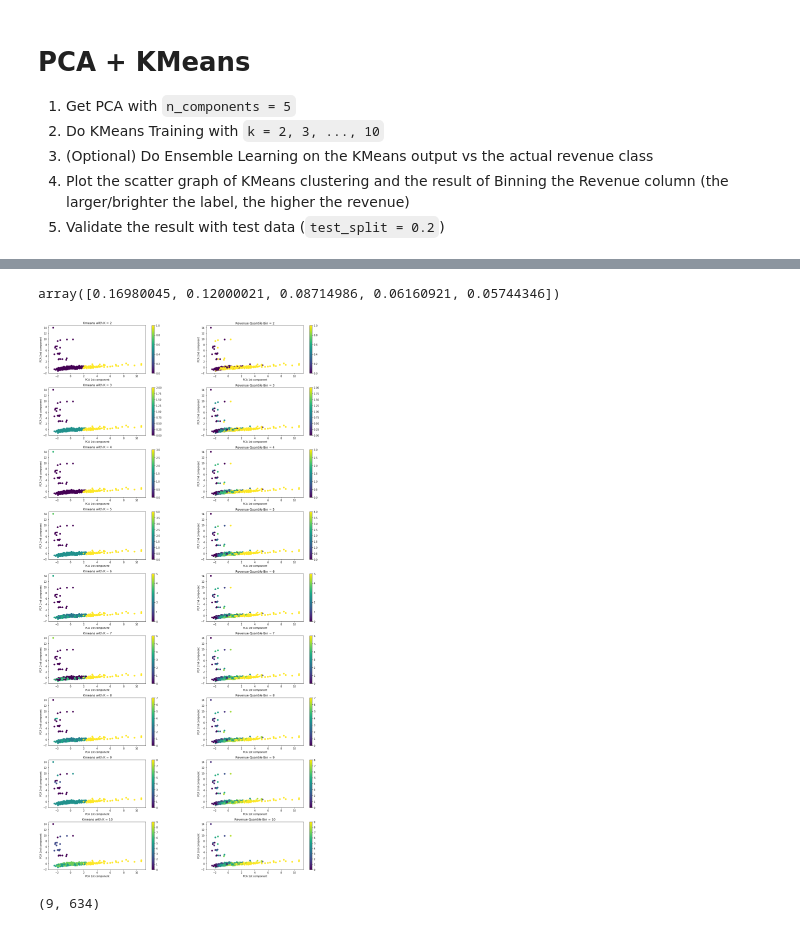
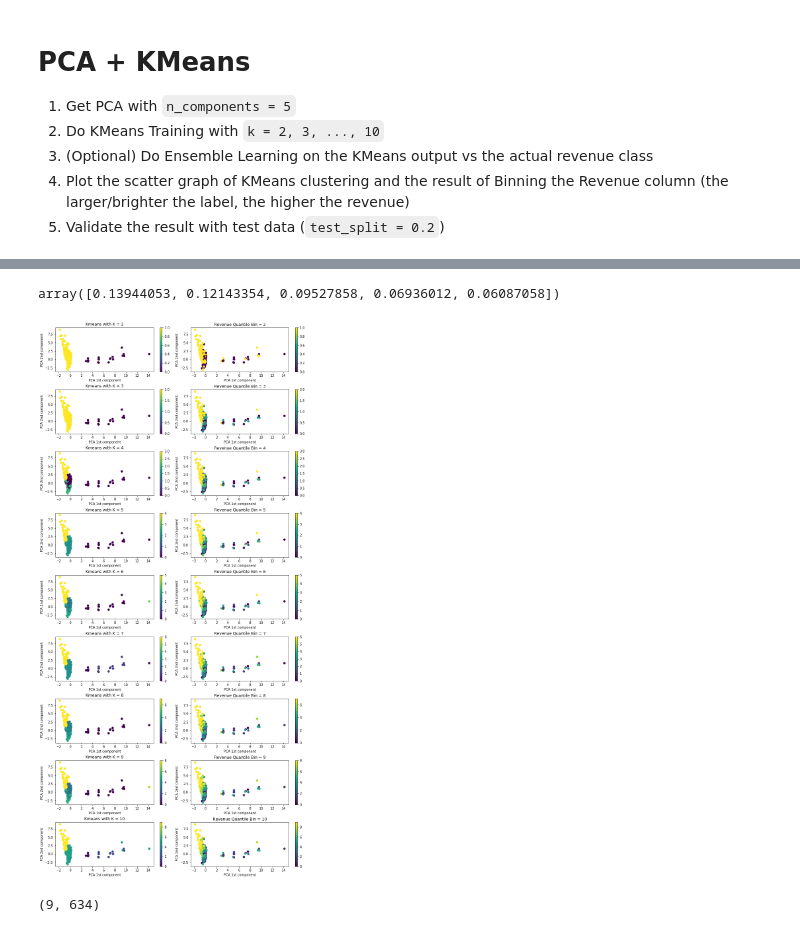
Before and after one commit to bedman3/tmdb_5000_movie_kmeans_analysis, a Jupyter notebook: Unsupervised Modelling.ipynb, the cells around one changed output, grey strips where cells are left out. Saved outputs shown, nothing was run; the diff lists cells and outputs as text; code cells hidden in the pictures.

```diff
--- a/Unsupervised Modelling.ipynb
+++ b/Unsupervised Modelling.ipynb
@@ -37,4 +45,4 @@ Index(['budget', 'genres', 'original_language', 'popularity',
 # %%
-kmeans = KMeans(n_clusters=10)
-cluster_predict = kmeans.fit_predict(X_train)
-display(X_train, cluster_predict)
+# kmeans = KMeans(n_clusters=10)
+# cluster_predict = kmeans.fit_predict(X_train)
+# display(X_train, cluster_predict)
@@ -70,8 +79,8 @@ max_k = 10
 pca = PCA(n_components=5)
 np_pca = pca.fit_transform(X_train)
 display(pca.explained_variance_ratio_)
-fig, axs = plt.subplots(max_k - 1, 2, figsize=(20, 40))
-plt.subplots_adjust(hspace=0.3, wspace=0.3)
+fig, axs = plt.subplots(max_k - 1, 2, figsize=(14, 30))
+plt.subplots_adjust(hspace=0.4, wspace=0.1)
 
 for i in range(2, max_k + 1):
     kmeans = KMeans(n_clusters=i, random_state=1)
@@ -79,9 +88,9 @@ for i in range(2, max_k + 1):
 
     df_pca = pd.DataFrame(data=np_pca[:, :2], columns=['pca_1st_col', 'pca_2nd_col'], index=X_train.index)
 
-    df_pca['revenue'] = X_train['revenue']
-    df_pca['revenue_bin'] = pd.qcut(X_train['revenue'], i)
-    df_pca['revenue_bin_label'] = pd.qcut(X_train['revenue'], i, labels=[*range(i)])
+    df_pca['revenue'] = y_train['revenue']
+    df_pca['revenue_bin'] = pd.qcut(y_train['revenue'], i)
+    df_pca['revenue_bin_label'] = pd.qcut(y_train['revenue'], i, labels=[*range(i)])
     df_pca['cluster'] = cluster_predict
 
     axs[i-2, 0].set_ylabel('PCA 2nd component')
@@ -104,13 +113,11 @@ array([0.16980045, 0.12000055, 0.08715138, 0.06160822, 0.05747301])
 # %%
 # see the difference with different K with ensemble learning on training data
-
-max_k = 10
 
 pca = PCA(n_components=5)
 np_pca = pca.fit_transform(X_train)
 display(pca.explained_variance_ratio_)
-fig, axs = plt.subplots(max_k - 1, 2, figsize=(20, 40))
-plt.subplots_adjust(hspace=0.3, wspace=0.3)
+fig, axs = plt.subplots(max_k - 1, 2, figsize=(14, 30))
+plt.subplots_adjust(hspace=0.4, wspace=0.1)
 
 models_store = {
     'pca': pca,
@@ -132,8 +139,8 @@ for i in range(2, max_k + 1):
 
     df_pca = pd.DataFrame(data=np_pca[:, :2], columns=['pca_1st_col', 'pca_2nd_col'], index=X_train.index)
 
-    df_pca['revenue'] = X_train['revenue']
-    ser, bins = pd.qcut(X_train['revenue'], i, retbins=True, labels=[*range(i)])
+    df_pca['revenue'] = y_train['revenue']
+    ser, bins = pd.qcut(y_train['revenue'], i, retbins=True, labels=[*range(i)])
     df_pca['revenue_bin_label'] = ser
     df_pca['cluster'] = cluster_predict
 
@@ -153,7 +160,6 @@ for i in range(2, max_k + 1):
     f1 = axs[i-2, 0].scatter(df_pca['pca_1st_col'], df_pca['pca_2nd_col'], c=df_pca['cluster_pred'], cmap='viridis')
     fig.colorbar(f1, ax=axs[i-2, 0])
 
-
     axs[i-2, 1].set_ylabel('PCA 2nd component')
     axs[i-2, 1].set_xlabel('PCA 1st component')
     axs[i-2, 1].set_title(f'Revenue Quantile Bin = {i}')
@@ -169,13 +191,11 @@ array([0.16980045, 0.12000021, 0.08714986, 0.06160921, 0.05744346])
 # %%
 # see the difference with different K with ensemble learning on testing data
-
-max_k = 10
 
 pca = models_store['pca']
 np_pca = pca.transform(X_test)
 display(pca.explained_variance_ratio_)
-fig, axs = plt.subplots(max_k - 1, 2, figsize=(20, 40))
-plt.subplots_adjust(hspace=0.3, wspace=0.3)
+fig, axs = plt.subplots(max_k - 1, 2, figsize=(14, 30))
+plt.subplots_adjust(hspace=0.4, wspace=0.1)
 
 test_data_save = {
     'y_pred': [],
@@ -188,38 +208,38 @@ for i in range(2, max_k + 1):
 
     df_pca = pd.DataFrame(data=np_pca[:, :2], columns=['pca_1st_col', 'pca_2nd_col'], index=X_test.index)
 
-    df_pca['revenue'] = X_test['revenue']
+    df_pca['revenue'] = y_test['revenue']
     bins = models_store['bins'][i - 2]
-    ser = pd.cut(X_test['revenue'], bins=bins, labels=[*range(i)])
+    ser = pd.cut(y_test['revenue'], bins=bins, labels=[*range(i)])
     df_pca['revenue_bin_label'] = ser
     df_pca['cluster'] = cluster_predict
 
     test_data_save['y_pred'].append(cluster_predict)
     test_data_save['y_true'].append(ser)
 
     # predict cluster actual label
     clf = models_store['dt'][i - 2]
     df_pca['cluster_pred'] = clf.predict(df_pca[['cluster']])
 
     axs[i-2, 0].set_ylabel('PCA 2nd component')
     axs[i-2, 0].set_xlabel('PCA 1st component')
     axs[i-2, 0].set_title(f'Kmeans with K = {i}')
     f1 = axs[i-2, 0].scatter(df_pca['pca_1st_col'], df_pca['pca_2nd_col'], c=df_pca['cluster_pred'], cmap='viridis')
     fig.colorbar(f1, ax=axs[i-2, 0])
 
 
     axs[i-2, 1].set_ylabel('PCA 2nd component')
     axs[i-2, 1].set_xlabel('PCA 1st component')
     axs[i-2, 1].set_title(f'Revenue Quantile Bin = {i}')
     f2 = axs[i-2, 1].scatter(df_pca['pca_1st_col'], df_pca['pca_2nd_col'], c=df_pca['revenue_bin_label'], cmap='viridis')
     fig.colorbar(f2, ax=axs[i-2, 1])
 
 
 
 fig.show()
 # %% [output]
-array([0.16980045, 0.12000021, 0.08714986, 0.06160921, 0.05744346])
+array([0.13944053, 0.12143354, 0.09527858, 0.06936012, 0.06087058])
-[figure, old version]
+[figure, new version]
 # %%
 display(np.array(test_data_save['y_true']).shape)
 display(np.array(test_data_save['y_pred']).shape)
```
Also changed, not shown: parts of 11 cells of this notebook, 2 other files.
